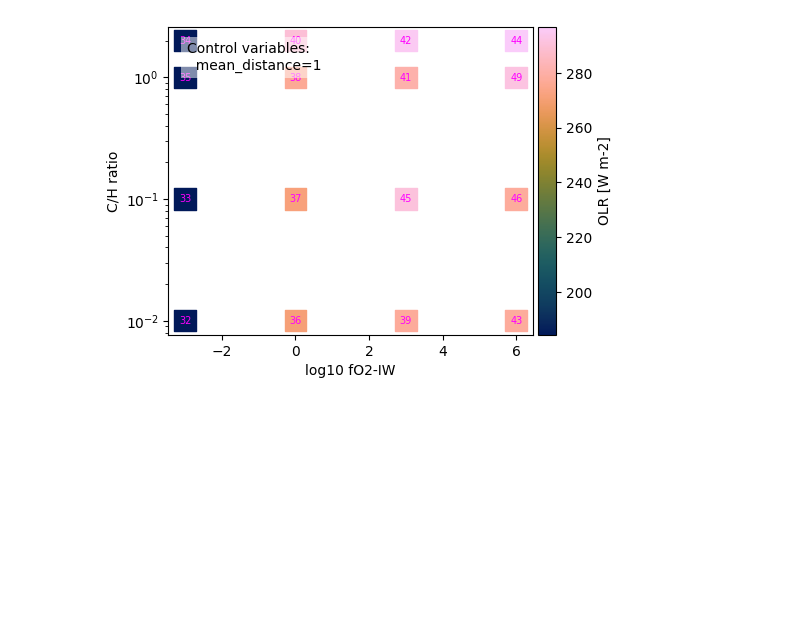
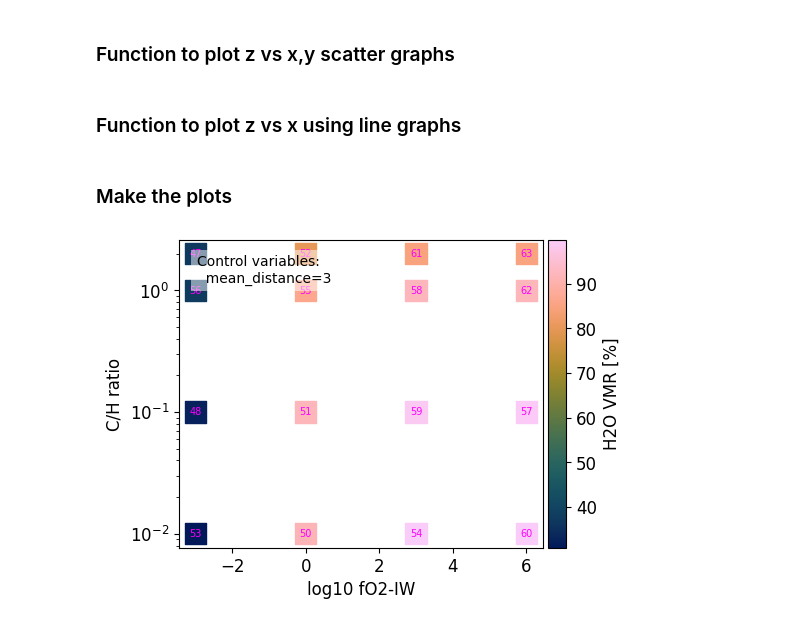
Before and after one commit to nichollsh/proteus_analysis, a Jupyter notebook: scatter_two_params.ipynb, the cells around one changed output. Drawn from its saved outputs; the diff is of its cells as text; code cells hidden in the pictures; blank space fills up the shorter version.

Commit message:
new kind of plot

```diff
--- a/scatter_two_params.ipynb
+++ b/scatter_two_params.ipynb
@@ -1,5 +1,8 @@
 # %%
 import matplotlib as mpl
+mpl.rcParams.update({'font.size': 12})
+mpl.rcParams['axes.formatter.useoffset'] = False
+
 import matplotlib.pyplot as plt
 from mpl_toolkits.axes_grid1 import make_axes_locatable
 import numpy as np
@@ -41,8 +46,10 @@ for v in lg.volatile_species:
     for h in helps:
         v_arr.append(h.iloc[-1][v+"_mr"])
     cvars[v+"_surf"] = np.array(v_arr)
+# %% [markdown]
+### Function to plot z vs x,y scatter graphs
 # %%
-def make_s2d(x,x_lbl, y,y_lbl, z,z_lbl, control, plot_casenums=False, plot_controls=False, logz=False):
+def make_s2d(x,x_lbl, y,y_lbl, z,z_lbl, control, plot_casenums=False, plot_controls=False, logx=False,logy=False,logz=False):
     # Make plot
     x_plt = np.array([], dtype=float) # x variable
     y_plt = np.array([], dtype=float) # y variable
@@ -99,9 +106,14 @@ def make_s2d(x,x_lbl, y,y_lbl, z,z_lbl, control, plot_casenums=False, plot_contr
 
     ax.set_xlabel(x_lbl)
     ax.set_ylabel(y_lbl)
-    ax.set_yscale("log")
+    if logx:
+        ax.set_xscale("log")
+    if logy:
+        ax.set_yscale("log")
 
     cax = make_axes_locatable(ax).append_axes('right', size='5%', pad=0.05)
     fig.colorbar(sm, cax=cax, orientation='vertical').set_label(z_lbl)
 
-    plt.show()
+    return fig,ax
+# %% [markdown]
+### Function to plot z vs x using line graphs
@@ -108,18 +168,20 @@ def make_s2d(x,x_lbl, y,y_lbl, z,z_lbl, control, plot_casenums=False, plot_contr
+# %% [markdown]
+### Make the plots
 # %%
 # Variables
-x = cvars["fO2_shift_IW"];  x_lbl = "log10 fO2-IW"
-y = cvars["CH_ratio"];      y_lbl = "C/H ratio"
+x = cvars["fO2_shift_IW"];  x_lbl = "log10 fO2-IW"; logx = False
+y = cvars["CH_ratio"];      y_lbl = "C/H ratio";    logy = True
 
 # z = endp * 1.0e-5; z_lbl = "Surface pressure [bar]"
 # z = endt * 1.0e-3;  z_lbl = "Termination [kyr]"
-# z = cvars["CO2_surf"] * 100; z_lbl = "CO2 VMR [%]"
-z = np.array([ endn[i]["fl_U_LW"][0] for i in range(ncases) ]); z_lbl = "OLR [W m-2]"
-control = {"mean_distance":1.0}
+z = cvars["H2O_surf"] * 100; z_lbl = "H2O VMR [%]"
+control = {"mean_distance":3.0}
 
 plot_controls = True
 plot_casenums = True
 logz = False
 
-make_s2d(x,x_lbl, y,y_lbl, z,z_lbl, control, plot_casenums=plot_casenums, plot_controls=plot_controls, logz=logz)
+make_s2d(x,x_lbl, y,y_lbl, z,z_lbl, control, plot_casenums=plot_casenums, plot_controls=plot_controls, logx=logx, logy=logy, logz=logz)
+plt.show()
 # %% [output]
-[figure, old version]
+[figure, new version]
```
Also changed, not shown: parts of 3 cells of this notebook.
